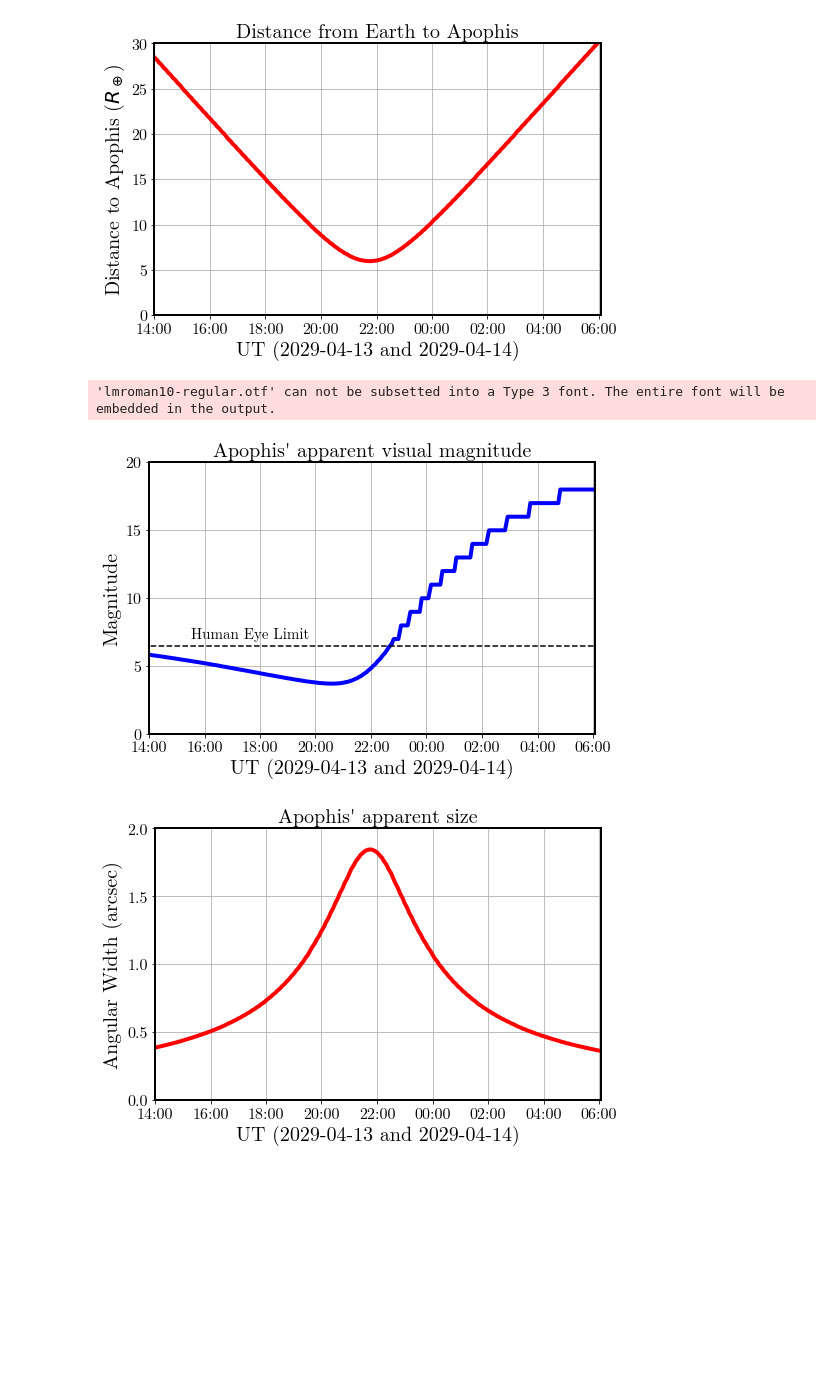
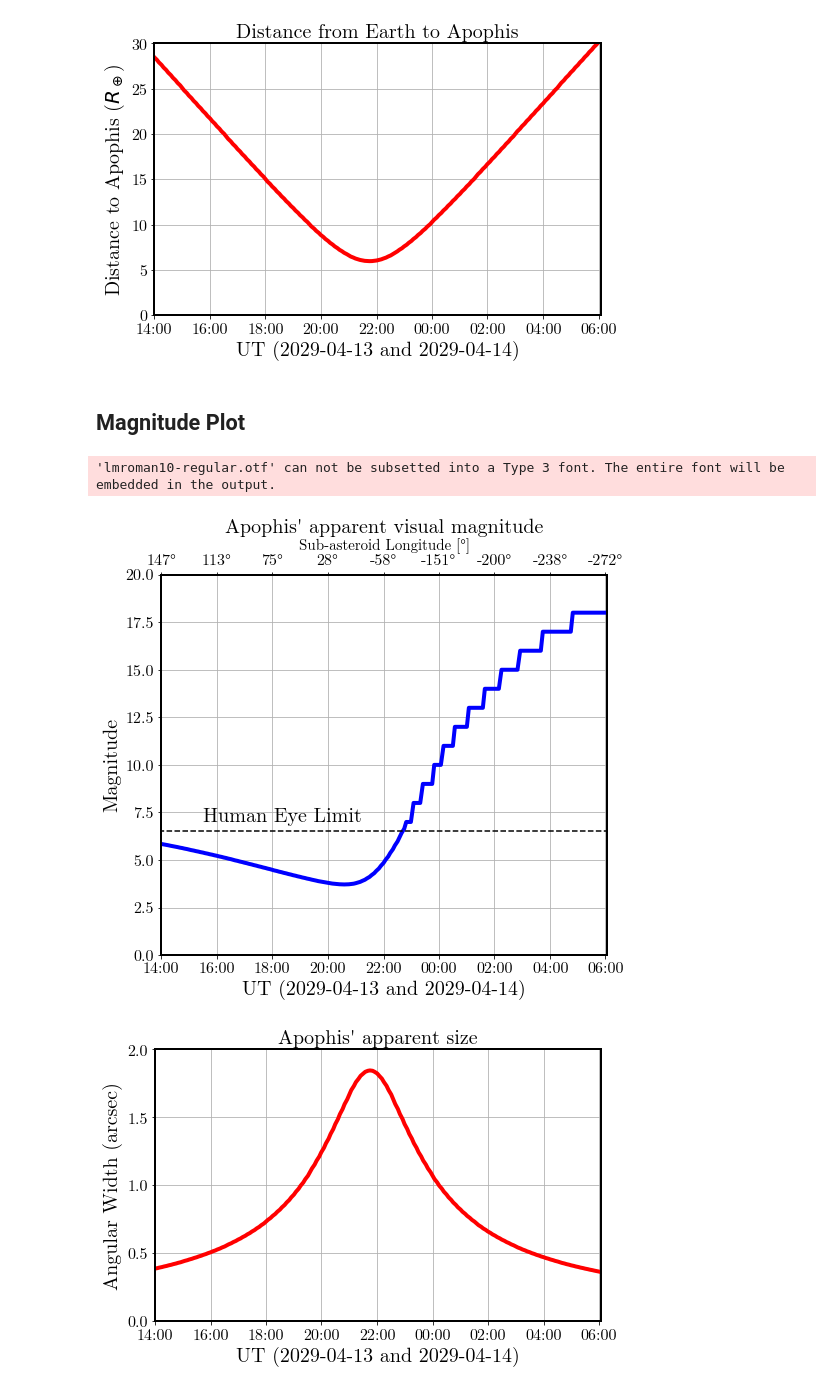
Before and after one commit to AgustinVallejo/Apophis, a Jupyter notebook: New Notebooks/0. Graphs.ipynb, the cells around one changed output. Drawn from its saved outputs; the diff is of its cells as text; code cells hidden in the pictures; blank space fills up the shorter version.

Commit message:
Updates to figures

```diff
--- a/New Notebooks/0. Graphs.ipynb
+++ b/New Notebooks/0. Graphs.ipynb
@@ -27,3 +25,12 @@ importing Jupyter notebook from utils.ipynb
 ephemeris = pd.read_csv("../ephemeris2.csv")
 ephemeris['hours'] = 24*(ephemeris['datetime_jd']-ephemeris['datetime_jd'][0])
 MIN = ephemeris['delta (Rt)'].argmin()
+# %%
+def xaxis():
+    """
+    Generic function to create the appropriate x axis with the times and such
+    """
+    xticks = range(6,len(ephemeris),24)
+    plt.xlim([ephemeris['hours'].iloc[6],ephemeris['hours'].iloc[-1]])
+    plt.xticks([ephemeris['hours'][i] for i in xticks],
+                [ephemeris['datetime_str'][i][-5:] for i in xticks], size=16)
@@ -51,26 +53,37 @@ plt.savefig(name+".png",bbox_inches='tight')
 # %% [output]
 'lmroman10-regular.otf' can not be subsetted into a Type 3 font. The entire font will be embedded in the output.
 [figure]
+# %% [markdown]
+## Magnitude Plot
 # %%
-fig,ax = plt.subplots(figsize=(8,5))
+fig,ax = plt.subplots(figsize=(8,7))
 ax.set_title(f"Apophis' apparent visual magnitude",size=20)
 ax.plot(ephemeris['hours'],ephemeris['V'],'b-',lw=4)
 ax.set_xlabel("UT (2029-04-13 and 2029-04-14)")
 ax.set_ylabel("Magnitude")
-ax.text(ephemeris['hours'][0]+2,7,"Human Eye Limit",size=15)
+ax.text(ephemeris['hours'][0]+2,7,"Human Eye Limit",size=20)
 ax.grid()
-xaxes()
+xaxis()
+
+secax = ax.secondary_xaxis('top')
+secax.set_xlabel('Sub-asteroid Longitude [°]',size=15)
+
+xticks = range(6,len(ephemeris),24)
+secax.set_xticks([ephemeris['hours'][i] for i in xticks])
+secax.set_xticklabels([f"{round(ephemeris['Longitude'][i])}°" for i in xticks], size=16)
+
+
 plt.yticks(size=16)
 plt.ylim([0,20])
 
 plt.plot([-10,100],[6.5,6.5],'k--')
 
 name = "../Figures/fig3_magV"
 plt.savefig(name+".pdf",bbox_inches='tight')
 plt.savefig(name+".png",bbox_inches='tight')
 # %% [output]
 'lmroman10-regular.otf' can not be subsetted into a Type 3 font. The entire font will be embedded in the output.
-[figure, old version]
+[figure, new version]
 # %%
 fig,ax = plt.subplots(figsize=(8,5))
 ax.set_title(f"Apophis' apparent size",size=20)
```
Also changed, not shown: parts of 14 cells of this notebook, 14 other files.
